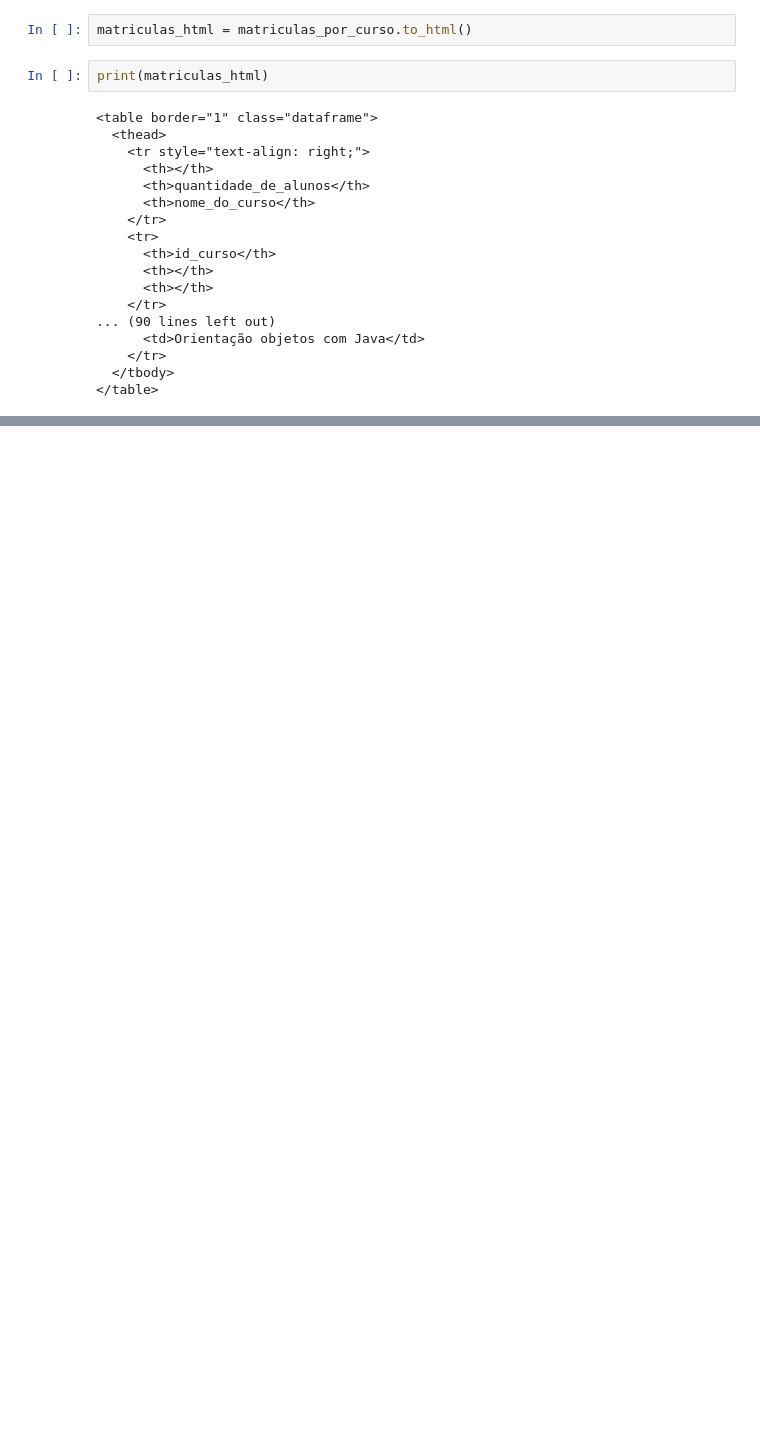
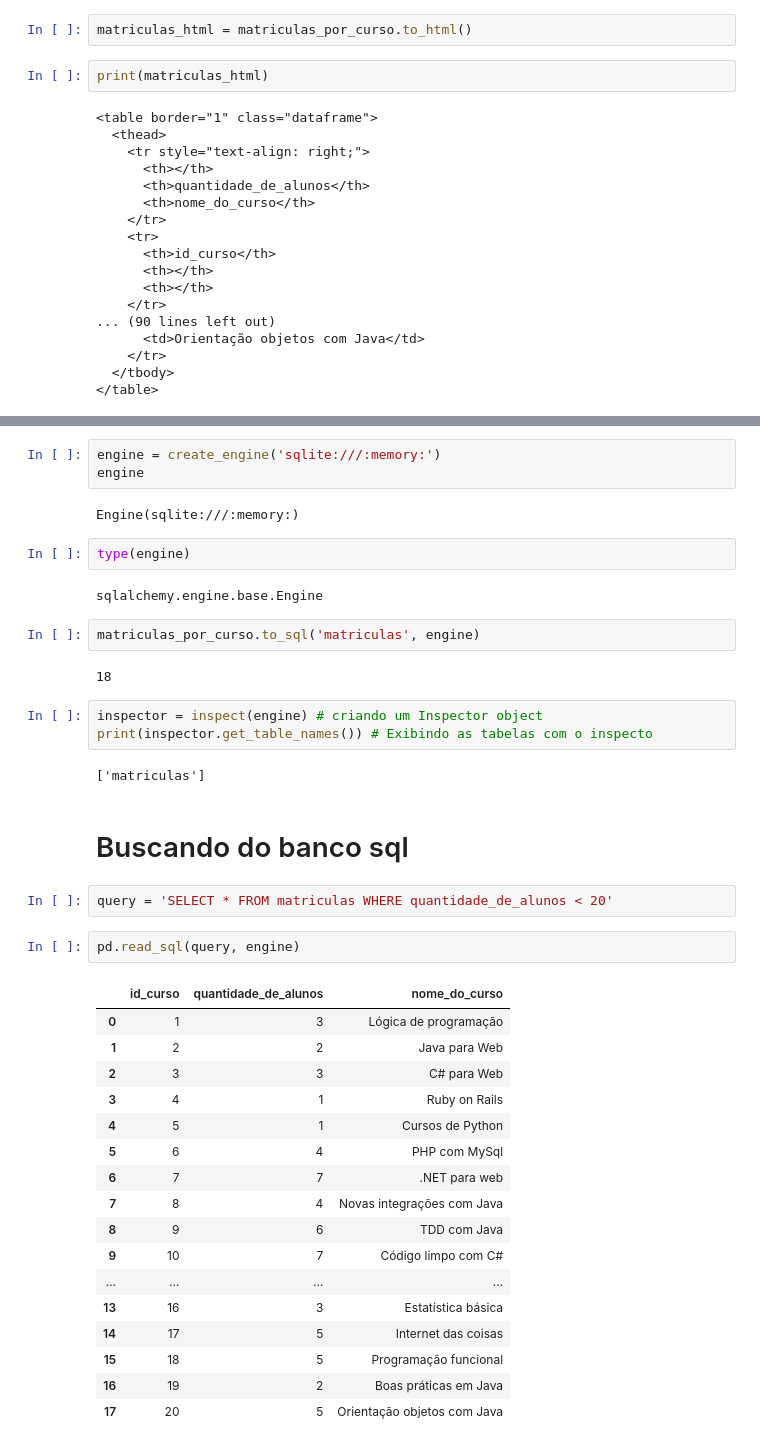
Before and after one commit to ebalcantara/Pandas---Formatos-diferentes-de-entradas-e-saidas, a Jupyter notebook: Pandas I-O.ipynb, the cells around one changed output, grey strips where cells are left out. Drawn from its saved outputs; the diff is of its cells as text; blank space fills up the shorter version.

Commit message:
Criando, Buscando, Escrevendo e Exportando os dados para um banco de dados SQL. E exportação para Excel

```diff
--- a/Pandas I-O.ipynb
+++ b/Pandas I-O.ipynb
@@ -424,0 +427,42 @@ print(matriculas_html)
+# %%
+engine = create_engine('sqlite:///:memory:')
+engine
+# %% [output]
+Engine(sqlite:///:memory:)
+# %%
+type(engine)
+# %% [output]
+sqlalchemy.engine.base.Engine
+# %%
+matriculas_por_curso.to_sql('matriculas', engine)
+# %% [output]
+18
+# %%
+inspector = inspect(engine) # criando um Inspector object
+print(inspector.get_table_names()) # Exibindo as tabelas com o inspecto
+# %% [output]
+['matriculas']
+# %% [markdown]
+# Buscando do banco sql
+# %%
+query = 'SELECT * FROM matriculas WHERE quantidade_de_alunos < 20'
+# %%
+pd.read_sql(query, engine)
+# %% [output]
+|  | id_curso | quantidade_de_alunos | nome_do_curso |
+| 0 | 1 | 3 | Lógica de programação |
+| 1 | 2 | 2 | Java para Web |
+| 2 | 3 | 3 | C# para Web |
+| 3 | 4 | 1 | Ruby on Rails |
+| 4 | 5 | 1 | Cursos de Python |
+| 5 | 6 | 4 | PHP com MySql |
+| 6 | 7 | 7 | .NET para web |
+| 7 | 8 | 4 | Novas integrações com Java |
+| 8 | 9 | 6 | TDD com Java |
+| 9 | 10 | 7 | Código limpo com C# |
+| ... | ... | ... | ... |
+| 13 | 16 | 3 | Estatística básica |
+| 14 | 17 | 5 | Internet das coisas |
+| 15 | 18 | 5 | Programação funcional |
+| 16 | 19 | 2 | Boas práticas em Java |
+| 17 | 20 | 5 | Orientação objetos com Java |
```
Also changed, not shown: parts of 44 cells of this notebook.
